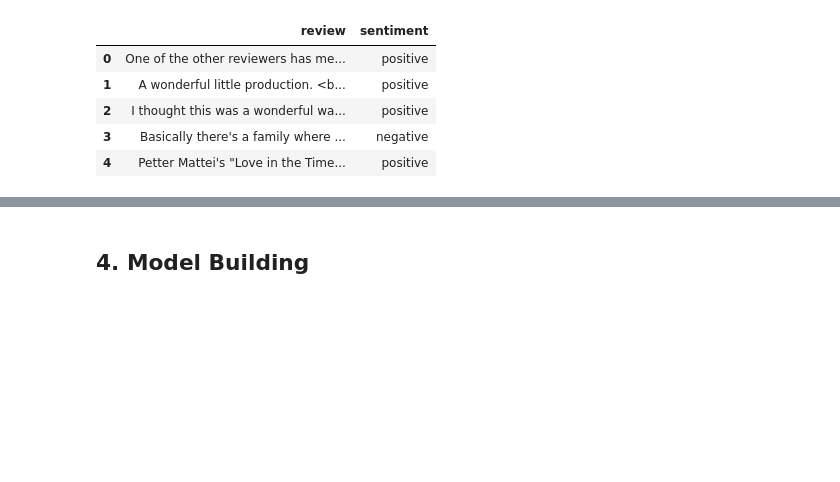
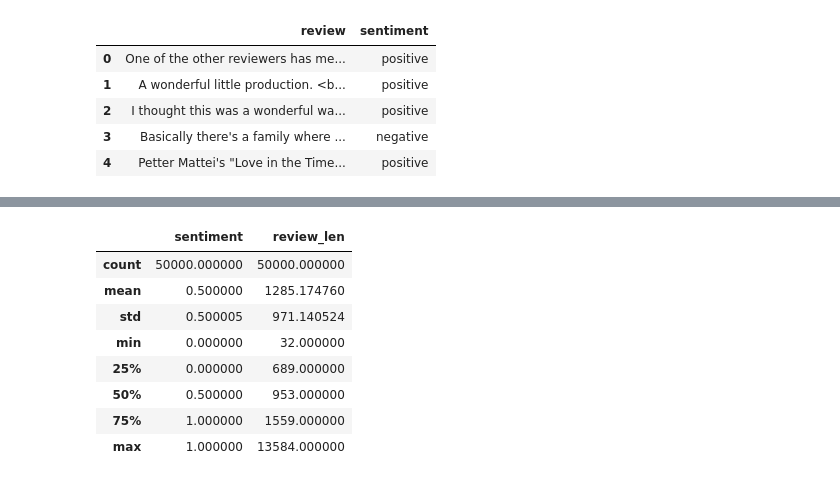
Before and after one commit to ankygupta9999/imdb-50k-DL, a Jupyter notebook: Assignment1_part2.ipynb, the cells around one changed output, grey strips where cells are left out. Cells and saved outputs as stored; diff of their text form; code cells hidden in the pictures; blank space fills up the shorter version.

```diff
--- a/Assignment1_part2.ipynb
+++ b/Assignment1_part2.ipynb
@@ -91,8 +120,12 @@ Name: sentiment, Length: 50000, dtype: int64
 # %%
-from sklearn.model_selection import train_test_split
+#from sklearn.model_selection import train_test_split
 
 # split dataset
-x_train, x_test, y_train, y_test = train_test_split(x_data, y_data, test_size = 0.3)
+#x_train, x_test, y_train, y_test = train_test_split(x_data, y_data, test_size = 0.3)
+x_train = df['review'][:35000]
+y_train = df['sentiment'][:35000]
+x_test = df['review'][35000:]
+y_test = df['sentiment'][35000:]
 
 # print training set
 print('Train Set')
@@ -123,31 +156,56 @@ Train Set
 Name: sentiment, Length: 15000, dtype: int64
 # %%
+import os
 import numpy as np # linear algebra
+import random
 from tensorflow.keras.preprocessing.text import Tokenizer # to encode text to int
 from tensorflow.keras.preprocessing.sequence import pad_sequences # to do padding or truncating
 
-# function for getting maximum review length
+# set model parameters
+num_vocab_size = 10000
+num_embedding_dim = 16
+str_oov_tok = '<OOV>'
+str_trunk_type ='post'
+str_pad_type = 'post'
+
+# funtion for resetting random seeds
+def reset_random_seeds():
+   os.environ['PYTHONHASHSEED']=str(1)
+   tf.random.set_seed(1)
+   np.random.seed(1)
+   random.seed(1)
+
+#make some random data
+reset_random_seeds()
+
+# function for setting maximum review length
 def get_max_length():
     review_length = []
     for review in x_train:
         review_length.append(len(review))
-
     return int(np.ceil(np.mean(review_length)))
 
-# encode review
-token = Tokenizer(lower=False)    # no need lower, because already lowered the data in load_data()
-token.fit_on_texts(x_train)
-x_train = token.texts_to_sequences(x_train)
-x_test = token.texts_to_sequences(x_test)
+# encode review, no need to lower because already lowered the data in load_data()
+token = Tokenizer(num_words=num_vocab_size, oov_token=str_oov_tok, lower=True)
+#token.fit_on_texts(x_data)
+token.fit_on_texts(df['review'])
+#x_train = token.texts_to_sequences(x_train)
+#x_test = token.texts_to_sequences(x_test)
+sequences = token.texts_to_sequences(df['review'])
 
-max_length = get_max_length()
+df['review_len'] = 0
+df['review_len'] = df['review'].map(lambda x: len(x))
 
-x_train = pad_sequences(x_train, maxlen=max_length, padding='post', truncating='post')
-x_test = pad_sequences(x_test, maxlen=max_length, padding='post', truncating='post')
+#word_index = token.word_index
+#total_words = len(word_index) + 1   # add 1 because of 0 padding
 
-total_words = len(token.word_index) + 1   # add 1 because of 0 padding
+#max_length = get_max_length()
+#x_train = pad_sequences(x_train, maxlen=max_length, padding=str_pad_type, truncating=str_trunk_type)
+#x_test = pad_sequences(x_test, maxlen=max_length, padding=str_pad_type, truncating=str_trunk_type)
+#print('Encoded Review Train\n', x_train, '\n')
+#print('Encoded Review Test\n', x_test, '\n')
+#print('Maximum review length: ', max_length)
 
-print('Encoded X Train\n', x_train, '\n')
-print('Encoded X Test\n', x_test, '\n')
-print('Maximum review length: ', max_length)
+df.head(2)
+df.describe()
 # %% [output]
@@ -173,2 +214,9 @@ Maximum review length:  130
+|  | sentiment | review_len |
+| count | 50000.000000 | 50000.000000 |
+| mean | 0.500000 | 1285.174760 |
+| std | 0.500005 | 971.140524 |
+| min | 0.000000 | 32.000000 |
+| 25% | 0.000000 | 689.000000 |
+| 50% | 0.500000 | 953.000000 |
+| 75% | 1.000000 | 1559.000000 |
+| max | 1.000000 | 13584.000000 |
-# %% [markdown]
-## 4. Model Building
```
Also changed, not shown: parts of 26 cells of this notebook.
